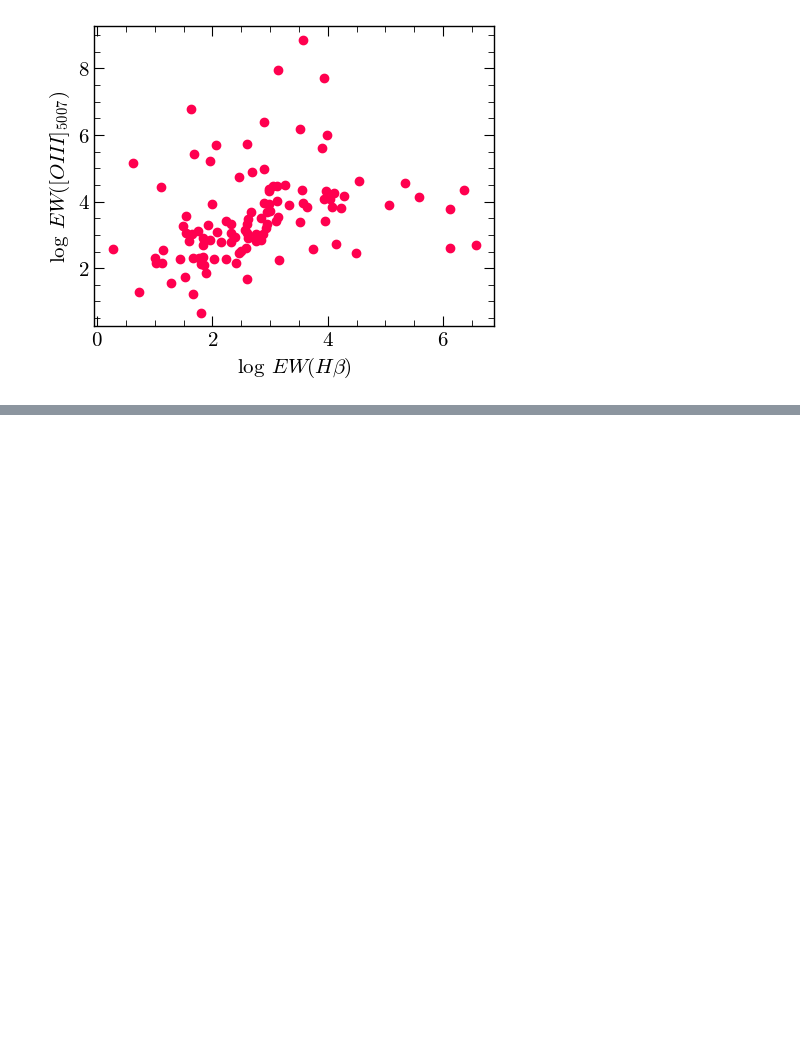
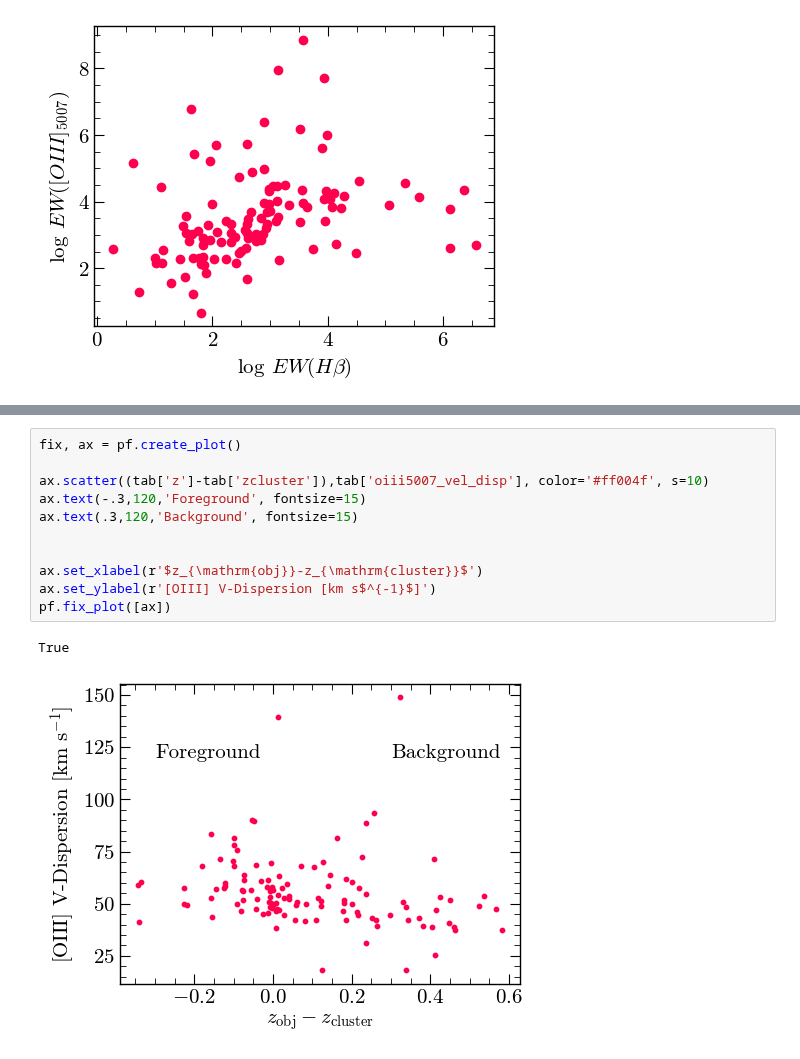
Before and after one commit to 0hardytom/eelgs, a Jupyter notebook: notebooks/week5-6/testnotes.ipynb, the cells around one changed output, grey strips where cells are left out. Cells and saved outputs as stored; diff of their text form; blank space fills up the shorter version.

```diff
--- a/notebooks/week5-6/testnotes.ipynb
+++ b/notebooks/week5-6/testnotes.ipynb
@@ -199,0 +211,14 @@ True
+# %%
+fix, ax = pf.create_plot()
+
+ax.scatter((tab['z']-tab['zcluster']),tab['oiii5007_vel_disp'], color='#ff004f', s=10)
+ax.text(-.3,120,'Foreground', fontsize=15)
+ax.text(.3,120,'Background', fontsize=15)
+
+
+ax.set_xlabel(r'$z_{\mathrm{obj}}-z_{\mathrm{cluster}}$')
+ax.set_ylabel(r'[OIII] V-Dispersion [km s$^{-1}$]')
+pf.fix_plot([ax])
+# %% [output]
+True
+[figure, added]
```
Also changed, not shown: parts of 5 cells of this notebook, 2 other files.
